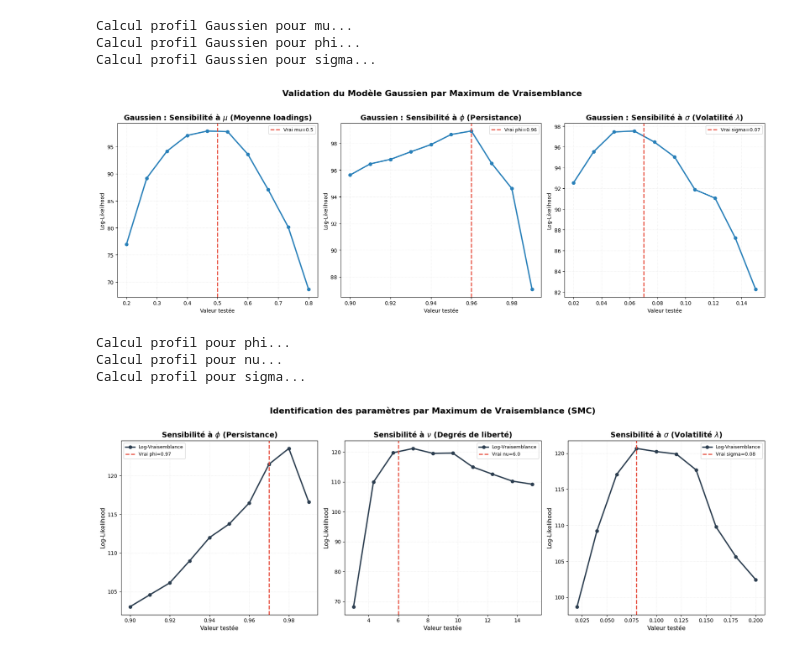
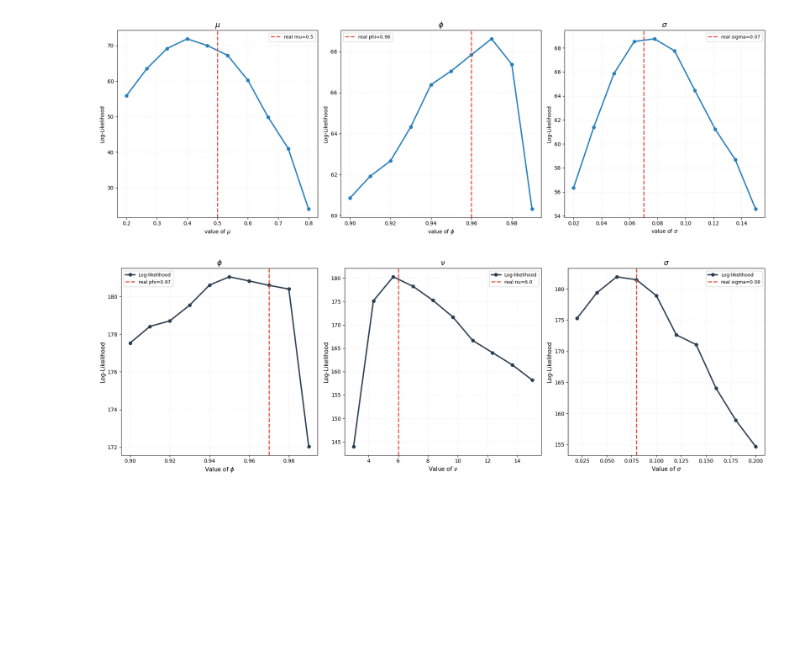
Before and after one commit to AugusteVautrin/High-dimensional-dynamic-stochastic-copula-models, a Jupyter notebook: bootstrap.ipynb, the cells around one changed output. Saved outputs shown, nothing was run; the diff lists cells and outputs as text; code cells hidden in the pictures; blank space fills up the shorter version.

```diff
--- a/bootstrap.ipynb
+++ b/bootstrap.ipynb
@@ -11,12 +11,11 @@ np.random.seed(42)
 # %%
-T, n_series, N_particles = 250, 10, 1500
-# On définit les vrais paramètres Gaussiens (pas de nu ici)
+T, n_series, N_particles = 300, 10, 2000
 true_params_gauss = {'mu': 0.5, 'phi': 0.96, 'sigma': 0.07}
 
 model_gen = GaussianFactorCopulaSSM_U(n_series=n_series, n_factors=1, **true_params_gauss)
 true_states, u_data = simulate_copula_model_U(model_gen, T)
 
-# --- 2. FONCTION DE PROFIL DE VRAISEMBLANCE ---
+# profil de vraissemblance
 def get_ll_profile_gauss(param_name, test_value):
     current_p = {**true_params_gauss, 'n_series': n_series, 'n_factors': 1}
     current_p[param_name] = test_value
@@ -25,50 +24,43 @@ def get_ll_profile_gauss(param_name, test_value):
     model_test = GaussianFactorCopulaSSM_U(**current_p)
     fk = ssm.Bootstrap(ssm=model_test, data=u_data)
 
     # Utilisation du filtre particulaire pour estimer la LL
-    pf = particles.SMC(fk=fk, N=1500, verbose=False)
+    pf = particles.SMC(fk=fk, N=N_particles, verbose=False)
     pf.run()
     return pf.logLt
 
-# --- 3. CALCUL DES SCÉNARIOS (On teste mu, phi et sigma) ---
+
 scenarios = {
-    'mu':    (r'$\mu$ (Moyenne loadings)', np.linspace(0.2, 0.8, 10)),
-    'phi':   (r'$\phi$ (Persistance)', np.linspace(0.90, 0.99, 10)),
-    'sigma': (r'$\sigma$ (Volatilité $\lambda$)', np.linspace(0.02, 0.15, 10))
+    'mu':    (r'$\mu$', np.linspace(0.2, 0.8, 10)),
+    'phi':   (r'$\phi$', np.linspace(0.90, 0.99, 10)),
+    'sigma': (r'$\sigma$', np.linspace(0.02, 0.15, 10))
 }
 
 results = {}
 for p_name, (label, vals) in scenarios.items():
-    print(f"Calcul profil Gaussien pour {p_name}...")
     results[p_name] = [get_ll_profile_gauss(p_name, v) for v in vals]
 
-# --- 4. GÉNÉRATION DES 3 PLOTS ---
+# Plot des profils de vraissemblance
 fig, axes = plt.subplots(1, 3, figsize=(18, 6))
 plt.subplots_adjust(wspace=0.3)
 
 for ax, (p_name, (label, vals)) in zip(axes, scenarios.items()):
     ax.plot(vals, results[p_name], 'o-', color='#2980b9', lw=2.5, ms=6)
 
     # Ligne verticale pour la vraie valeur
     ax.axvline(true_params_gauss[p_name], color='#e74c3c', ls='--', lw=2,
-               label=f'Vrai {p_name}={true_params_gauss[p_name]}')
+               label=f'real {p_name}={true_params_gauss[p_name]}')
 
-    ax.set_title(f"Gaussien : Sensibilité à {label}", fontsize=14, fontweight='bold')
-    ax.set_xlabel("Valeur testée")
+    ax.set_title(f"{label}", fontsize=14, fontweight='bold')
+    ax.set_xlabel(f"value of {label}")
     ax.set_ylabel("Log-Likelihood")
     ax.legend(fontsize=9)
     ax.grid(True, alpha=0.3, linestyle=':')
 
-plt.suptitle("Validation du Modèle Gaussien par Maximum de Vraisemblance",
-             fontsize=16, y=1.02, fontweight='bold')
-
 plt.tight_layout()
 plt.show()
 # %% [output]
-Calcul profil Gaussien pour mu...
-Calcul profil Gaussien pour phi...
-Calcul profil Gaussien pour sigma...
-[figure, old version]
+[figure, new version]
 # %%
 T, n_series, N_particles = 250, 10, 10000
 true_params = {'mu': 0.4, 'phi': 0.97, 'sigma': 0.08, 'nu': 6.0}
@@ -88,42 +80,34 @@ def get_ll_profile(param_name, test_value):
 
 # --- 3. CALCUL DES SCÉNARIOS ---
 scenarios = {
-    'phi':   (r'$\phi$ (Persistance)', np.linspace(0.90, 0.99, 10)),
-    'nu':    (r'$\nu$ (Degrés de liberté)', np.linspace(3, 15, 10)),
-    'sigma': (r'$\sigma$ (Volatilité $\lambda$)', np.linspace(0.02, 0.20, 10))
+    'phi':   (r'$\phi$', np.linspace(0.90, 0.99, 10)),
+    'nu':    (r'$\nu$', np.linspace(3, 15, 10)),
+    'sigma': (r'$\sigma$', np.linspace(0.02, 0.20, 10))
 }
 
 results = {}
 for p_name, (label, vals) in scenarios.items():
-    print(f"Calcul profil pour {p_name}...")
     results[p_name] = [get_ll_profile(p_name, v) for v in vals]
 
-# --- 4. GÉNÉRATION DES 3 PLOTS SÉPARÉS ---
-# Nous créons une figure avec 1 ligne et 3 colonnes pour une meilleure lisibilité en slide
+# subplots
 fig, axes = plt.subplots(1, 3, figsize=(18, 6))
 plt.subplots_adjust(wspace=0.3)
 
 for ax, (p_name, (label, vals)) in zip(axes, scenarios.items()):
     # Plot des points calculés
-    ax.plot(vals, results[p_name], 'o-', color='#2c3e50', lw=2.5, ms=6, label='Log-Vraisemblance')
+    ax.plot(vals, results[p_name], 'o-', color='#2c3e50', lw=2.5, ms=6, label='Log-likelihood')
 
     # Ligne verticale pour la valeur réelle (cible)
     ax.axvline(true_params[p_name], color='#e74c3c', ls='--', lw=2,
-               label=f'Vrai {p_name}={true_params[p_name]}')
+               label=f'real {p_name}={true_params[p_name]}')
 
-    ax.set_title(f"Sensibilité à {label}", fontsize=14, fontweight='bold')
-    ax.set_xlabel("Valeur testée", fontsize=11)
+    ax.set_title(f"{label}", fontsize=14, fontweight='bold')
+    ax.set_xlabel(f"Value of {label}", fontsize=11)
     ax.set_ylabel("Log-Likelihood", fontsize=11)
     ax.legend(fontsize=9)
     ax.grid(True, alpha=0.3, linestyle=':')
 
-plt.suptitle("Identification des paramètres par Maximum de Vraisemblance (SMC)",
-             fontsize=16, y=1.02, fontweight='bold')
-
 plt.tight_layout()
 plt.show()
 # %% [output]
-Calcul profil pour phi...
-Calcul profil pour nu...
-Calcul profil pour sigma...
-[figure, old version]
+[figure, new version]
```
Also changed, not shown: parts of 10 cells of this notebook.
